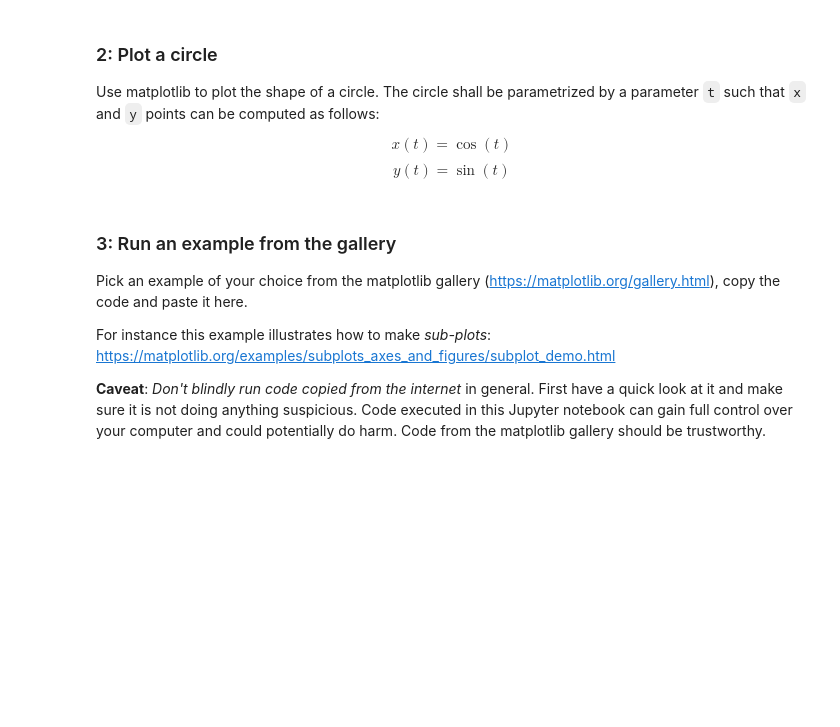
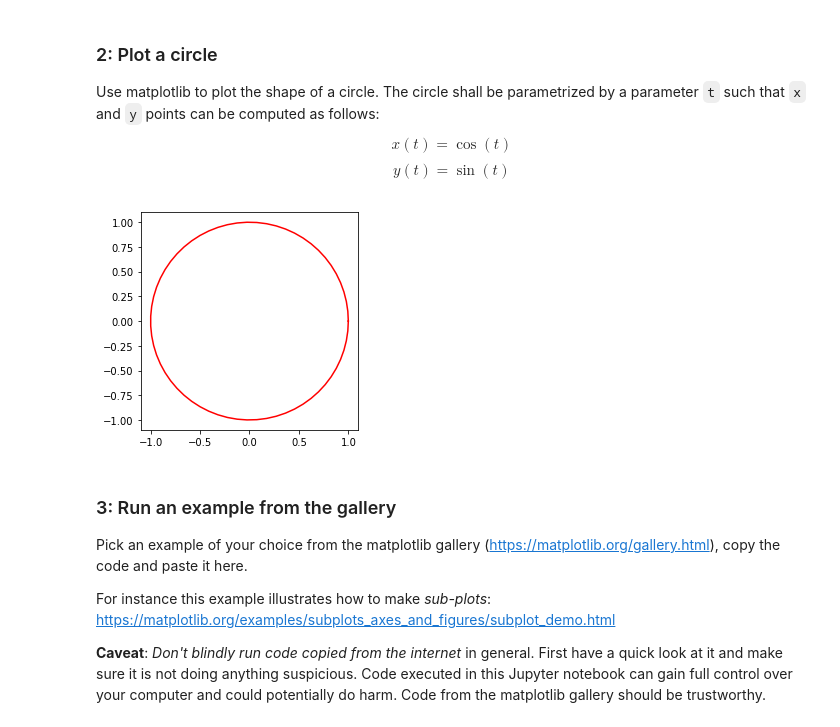
Before and after one commit to mathislindner/py-course, a Jupyter notebook: Lecture_08_matplotlib_scipy/Exercise_08.ipynb, the cells around one changed output. Drawn from its saved outputs; the diff is of its cells as text; code cells hidden in the pictures; blank space fills up the shorter version.

```diff
--- a/Lecture_08_matplotlib_scipy/Exercise_08.ipynb
+++ b/Lecture_08_matplotlib_scipy/Exercise_08.ipynb
@@ -42,23 +46,27 @@ $$ y(t) = \sin(t) $$
 # %%
 import matplotlib.pyplot as plt
 import numpy as np
 
 
 # Use np.linspace to create values for t ranging from `0` to `2*np.pi`
 t = np.linspace(0, 2*np.pi, num=64)
-
+x = np.cos(t[:])
+y = np.sin(t[:])
+plt.plot(x,y,color="red")
 # TODO: Compute x and y
 # Then create a XY plot of x and y
 
 # Write the solution here.
 
 
 
 # Set aspect ratio of x and y axis.
 ax = plt.gca() # Get a handle to the axis.
 ax.set_aspect(1)
 
 plt.show()
+# %% [output]
+[figure, added]
 # %% [markdown]
 ### 3: Run an example from the gallery
 
```
Also changed, not shown: parts of 9 cells of this notebook, 1 other file.
